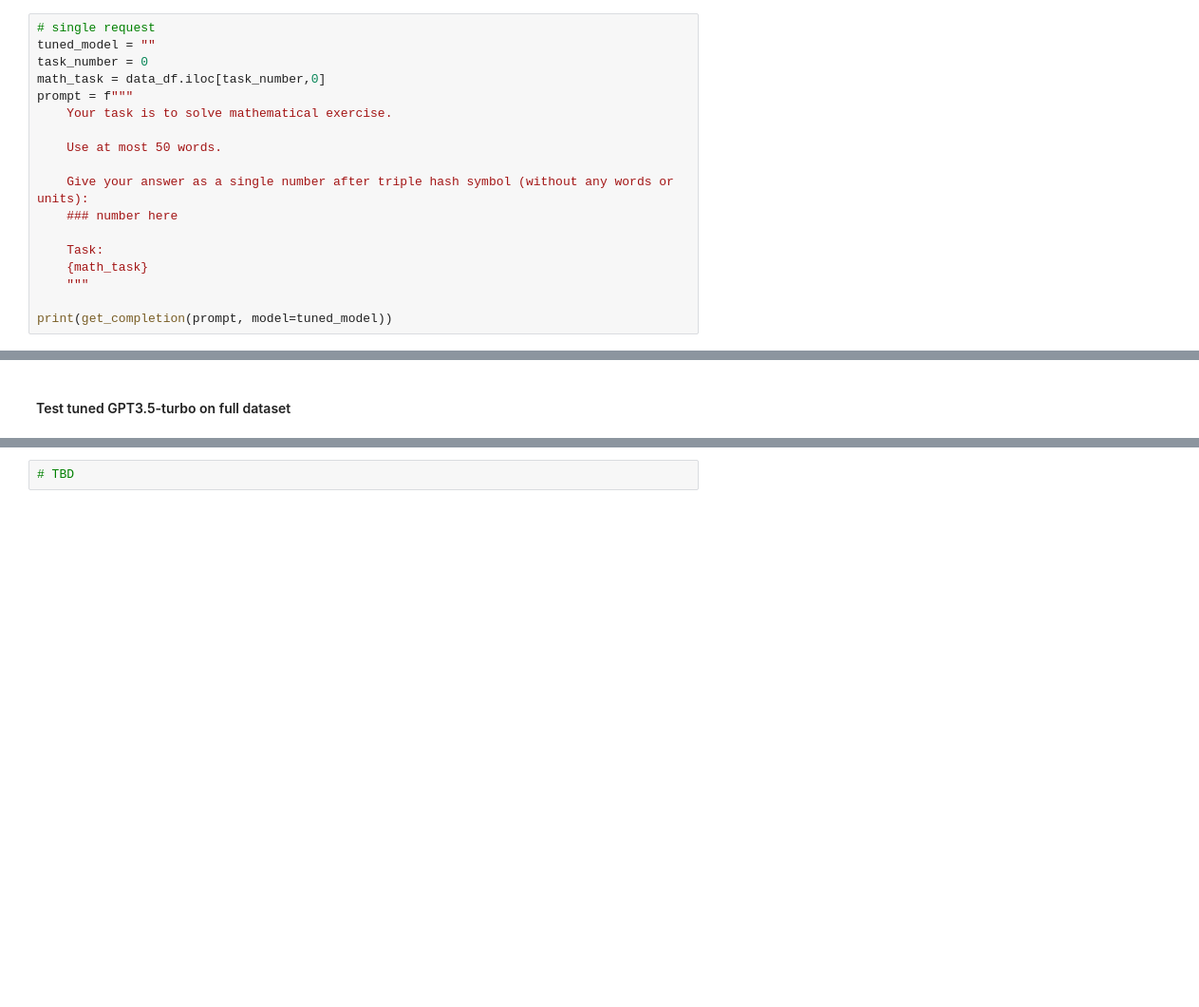
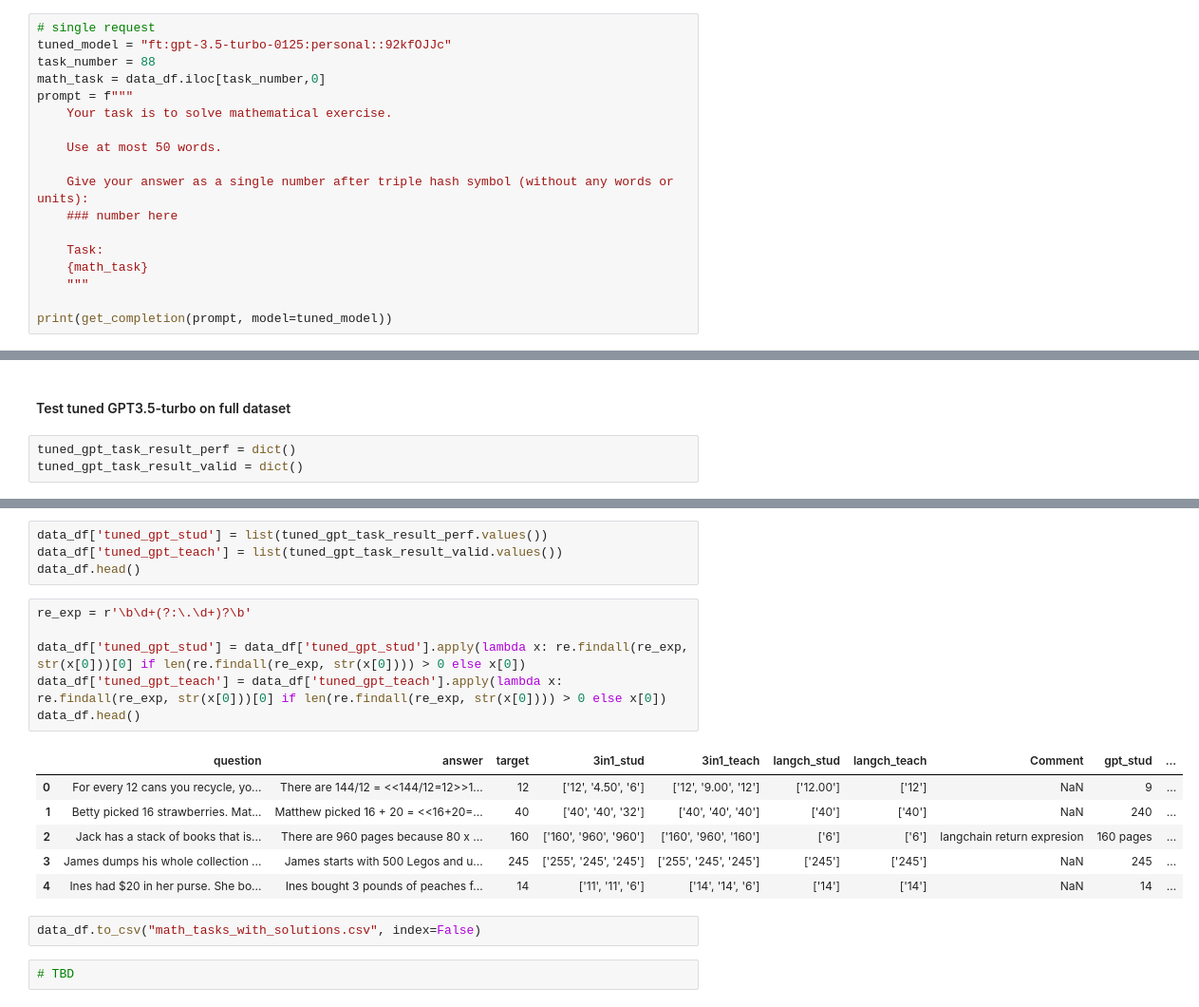
Before and after one commit to Maksym-Kryvenko/MistralAI-small-implementation-project, a Jupyter notebook: exploration.ipynb, the cells around one changed output, grey strips where cells are left out. Shown at 95% size. Cells and saved outputs as stored; diff of their text form; blank space fills up the shorter version.

Commit message:
Added finetuned gpt model

```diff
--- a/exploration.ipynb
+++ b/exploration.ipynb
@@ -1458,8 +1458,8 @@ FineTuningJob(id='ftjob-98JopKljrwLeaiIeNJh1qKrE', created_at=1710442683, error=
 #### Test fine-tuned model
 # %%
 # single request
-tuned_model = ""
-task_number = 0
+tuned_model = "ft:gpt-3.5-turbo-0125:personal::92kfOJJc"
+task_number = 88
 math_task = data_df.iloc[task_number,0]
 prompt = f"""
     Your task is to solve mathematical exercise.
@@ -1477,2 +1479,5 @@ print(get_completion(prompt, model=tuned_model))
 # %% [markdown]
 #### Test tuned GPT3.5-turbo on full dataset
+# %%
+tuned_gpt_task_result_perf = dict()
+tuned_gpt_task_result_valid = dict()
@@ -1479,2 +1576,21 @@ print(get_completion(prompt, model=tuned_model))
+# %%
+data_df['tuned_gpt_stud'] = list(tuned_gpt_task_result_perf.values())
+data_df['tuned_gpt_teach'] = list(tuned_gpt_task_result_valid.values())
+data_df.head()
+# %%
+re_exp = r'\b\d+(?:\.\d+)?\b'
+
+data_df['tuned_gpt_stud'] = data_df['tuned_gpt_stud'].apply(lambda x: re.findall(re_exp, str(x[0]))[0] if len(re.findall(re_exp, str(x[0]))) > 0 else x[0])
+data_df['tuned_gpt_teach'] = data_df['tuned_gpt_teach'].apply(lambda x: re.findall(re_exp, str(x[0]))[0] if len(re.findall(re_exp, str(x[0]))) > 0 else x[0])
+data_df.head()
+# %% [output]
+|  | question | answer | target | 3in1_stud | 3in1_teach | langch_stud | langch_teach | Comment | gpt_stud | ... |
+| 0 | For every 12 cans you recycle, yo... | There are 144/12 = <<144/12=12>>1... | 12 | ['12', '4.50', '6'] | ['12', '9.00', '12'] | ['12.00'] | ['12'] | NaN | 9 | ... |
+| 1 | Betty picked 16 strawberries. Mat... | Matthew picked 16 + 20 = <<16+20=... | 40 | ['40', '40', '32'] | ['40', '40', '40'] | ['40'] | ['40'] | NaN | 240 | ... |
+| 2 | Jack has a stack of books that is... | There are 960 pages because 80 x ... | 160 | ['160', '960', '960'] | ['160', '960', '160'] | ['6'] | ['6'] | langchain return expresion | 160 pages | ... |
+| 3 | James dumps his whole collection ... | James starts with 500 Legos and u... | 245 | ['255', '245', '245'] | ['255', '245', '245'] | ['245'] | ['245'] | NaN | 245 | ... |
+| 4 | Ines had $20 in her purse. She bo... | Ines bought 3 pounds of peaches f... | 14 | ['11', '11', '6'] | ['14', '14', '6'] | ['14'] | ['14'] | NaN | 14 | ... |
+# %%
+data_df.to_csv("math_tasks_with_solutions.csv", index=False)
 # %%
 # TBD
```
Also changed, not shown: parts of 3 cells of this notebook, 2 other files.
